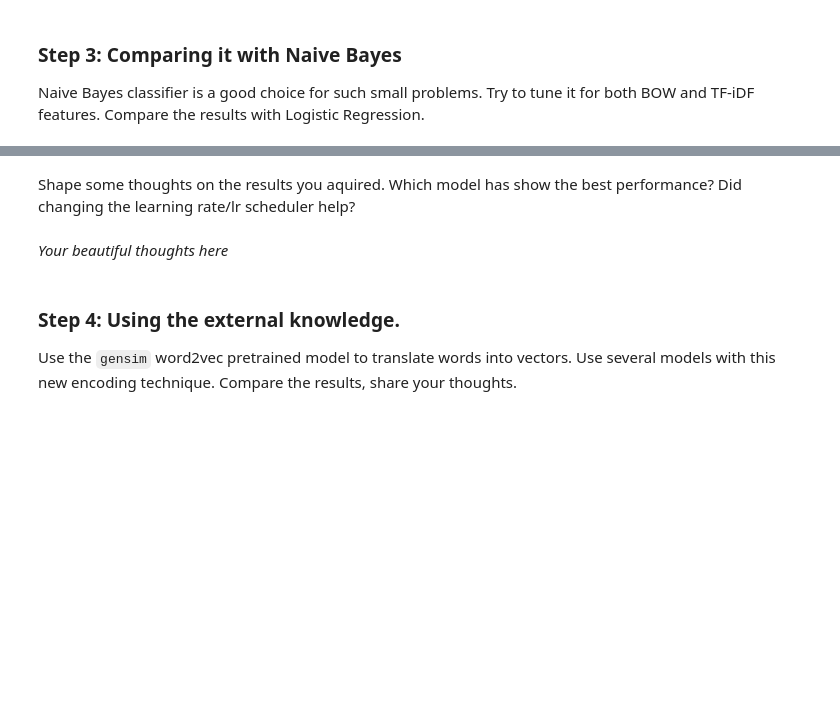
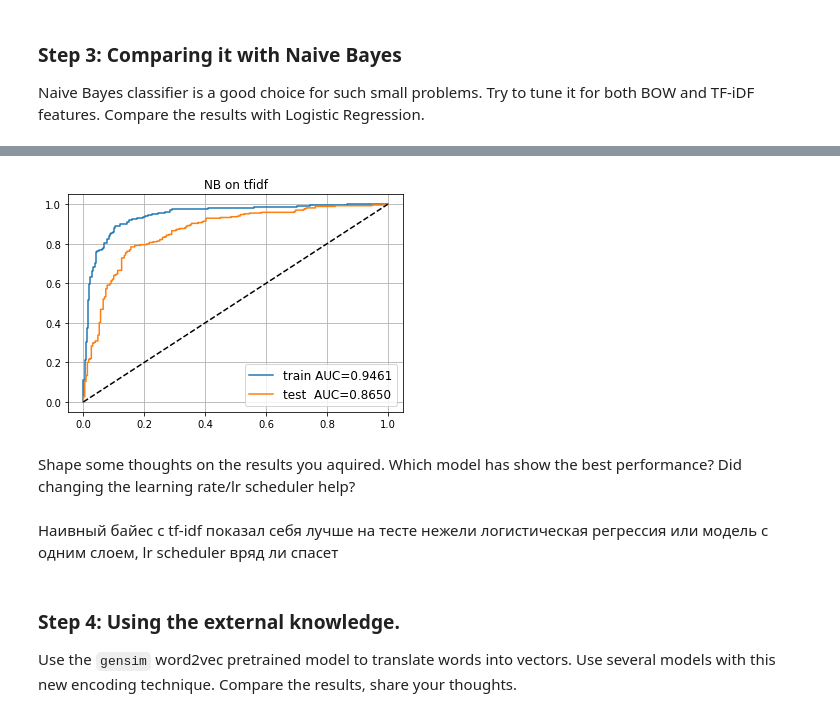
Before and after one commit to voiteshonok/made_nlp_course, a Jupyter notebook: homeworks/homework01_word_vectors/homework01_texts.ipynb, the cells around one changed output, grey strips where cells are left out. Saved outputs shown, nothing was run; the diff lists cells and outputs as text; code cells hidden in the pictures; blank space fills up the shorter version.

```diff
--- a/homeworks/homework01_word_vectors/homework01_texts.ipynb
+++ b/homeworks/homework01_word_vectors/homework01_texts.ipynb
@@ -453,7 +475,24 @@ Naive Bayes classifier is a good choice for such small problems. Try to tune it
+# %%
+clf = MultinomialNB().fit(X_train_tfidf, y_train)
+
+for name, X, y, model in [
+    ('train', X_train_tfidf, y_train, clf),
+    ('test ', X_test_tfidf, y_test, clf)
+]:
+    proba = model.predict_proba(X)[:, 1]
+    auc = roc_auc_score(y, proba)
+    plt.plot(*roc_curve(y, proba)[:2], label='%s AUC=%.4f' % (name, auc))
+
+plt.plot([0, 1], [0, 1], '--', color='black',)
+plt.legend(fontsize='large')
+plt.title("NB on tfidf")
+plt.grid()
+# %% [output]
+[figure, added]
 # %% [markdown]
 Shape some thoughts on the results you aquired. Which model has show the best performance? Did changing the learning rate/lr scheduler help?
-# %% [markdown]
-_Your beautiful thoughts here_
+# %% [markdown]
+Наивный байес с tf-idf показал себя лучше на тесте нежели логистическая регрессия или модель с одним слоем, lr scheduler вряд ли спасет
 # %% [markdown]
 ### Step 4: Using the external knowledge.
 
```
Also changed, not shown: parts of 4 cells of this notebook.
